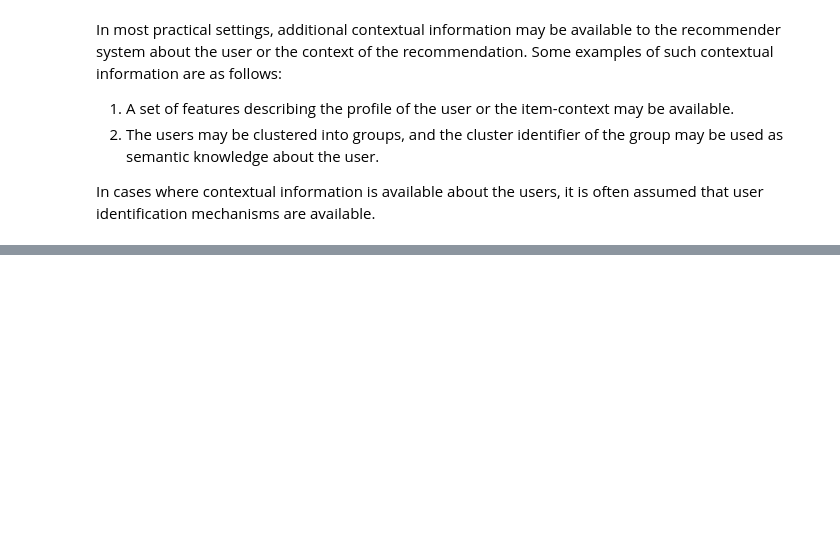
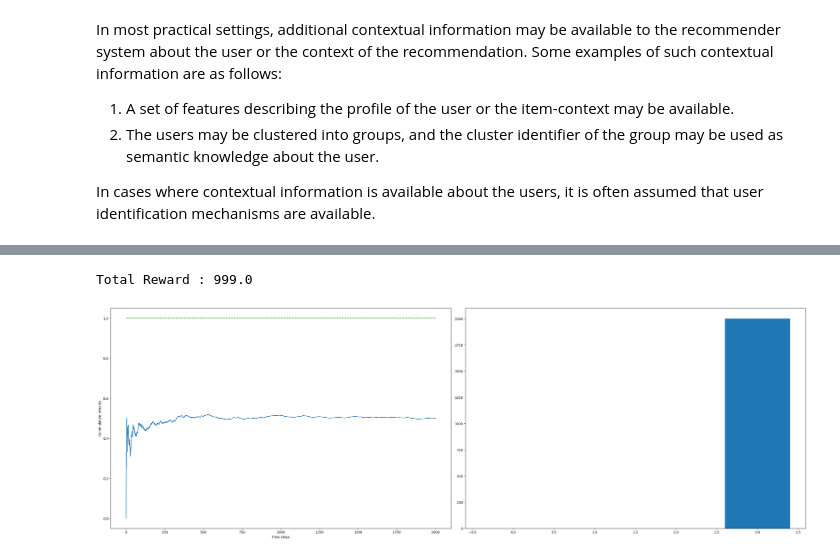
Before and after one commit to ioannismesionis/mab-thompson-sampling, a Jupyter notebook: multi-armed-bandits.ipynb, the cells around one changed output, grey strips where cells are left out. Cells and saved outputs as stored; diff of their text form; code cells hidden in the pictures; blank space fills up the shorter version.

```diff
--- a/multi-armed-bandits.ipynb
+++ b/multi-armed-bandits.ipynb
@@ -18,0 +291,26 @@ In this approach, the gambler plays each machine for a fixed number of trials in
+# %%
+test_env = Environment(reward_probabilities=[0.62, 0.05, 0.87, 0.49], actual_rewards=[1.0, 1.0, 1.0, 1.0])
+softmax_agent = SoftmaxExplorationAgent(test_env, tau=0.015, max_iterations=2000)
+softmax_agent_result = softmax_agent.act()
+
+total_rewards = sum(softmax_agent_result["rewards"])
+print(f"Total Reward : {total_rewards}")
+# %% [output]
+Total Reward : 999.0
+# %%
+cum_rewards = softmax_agent_result["cum_rewards"]
+arm_counts = softmax_agent_result["arm_counts"]
+
+fig = plt.figure(figsize=[30,10])
+
+ax1 = fig.add_subplot(121)
+ax1.plot([1.0 for _ in range(softmax_agent.iterations)], "g--", label="target cummulative reward")
+ax1.plot(cum_rewards, label="cummulative rewards")
+ax1.set_xlabel("Time steps")
+ax1.set_ylabel("Cummulative rewards")
+
+ax2 = fig.add_subplot(122)
+ax2.bar([i for i in range(len(arm_counts))], arm_counts)
+plt.tight_layout()
+# %% [output]
+[figure, added]
```
Also changed, not shown: parts of 30 cells of this notebook, 2 other files.
